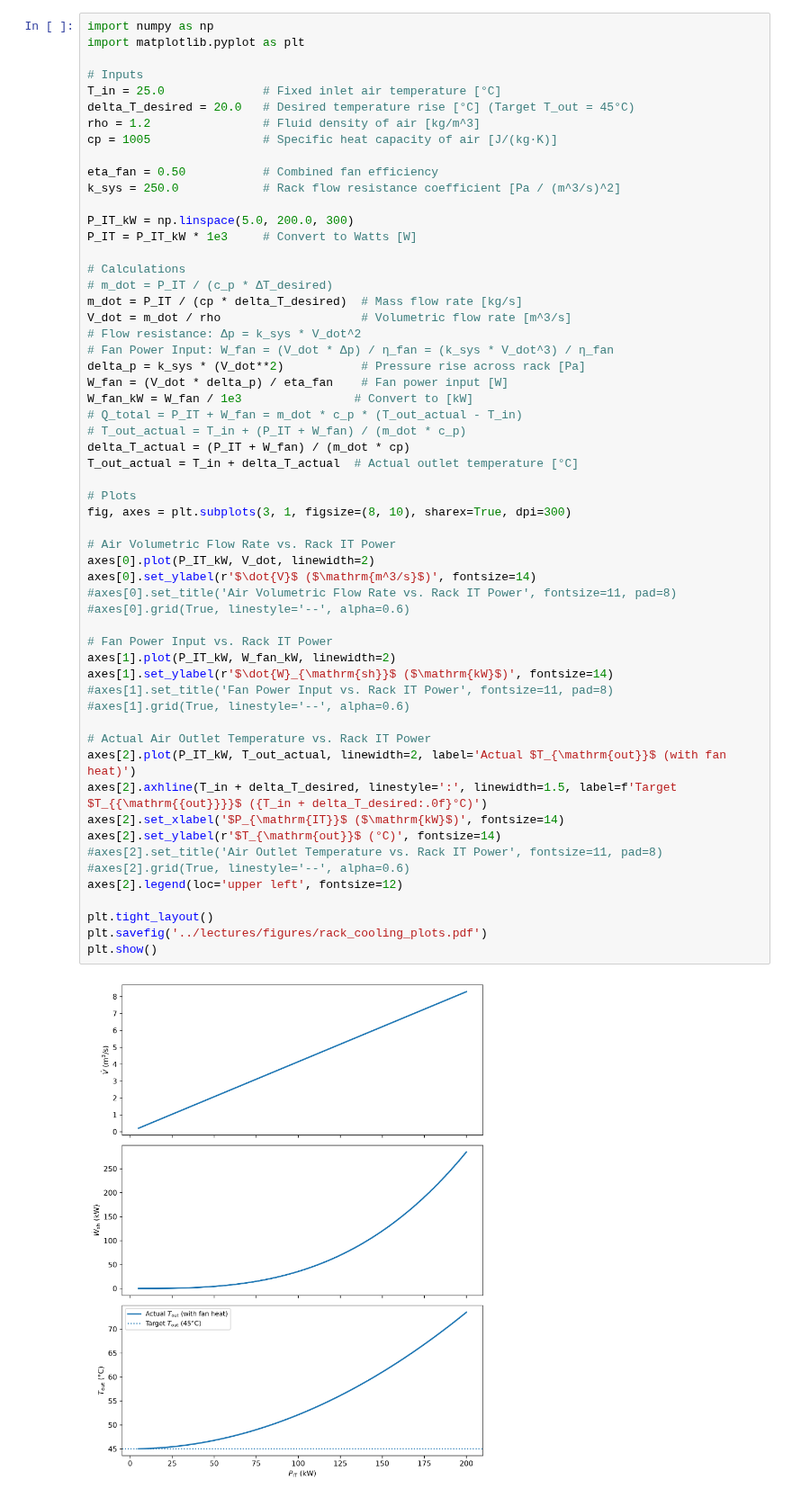
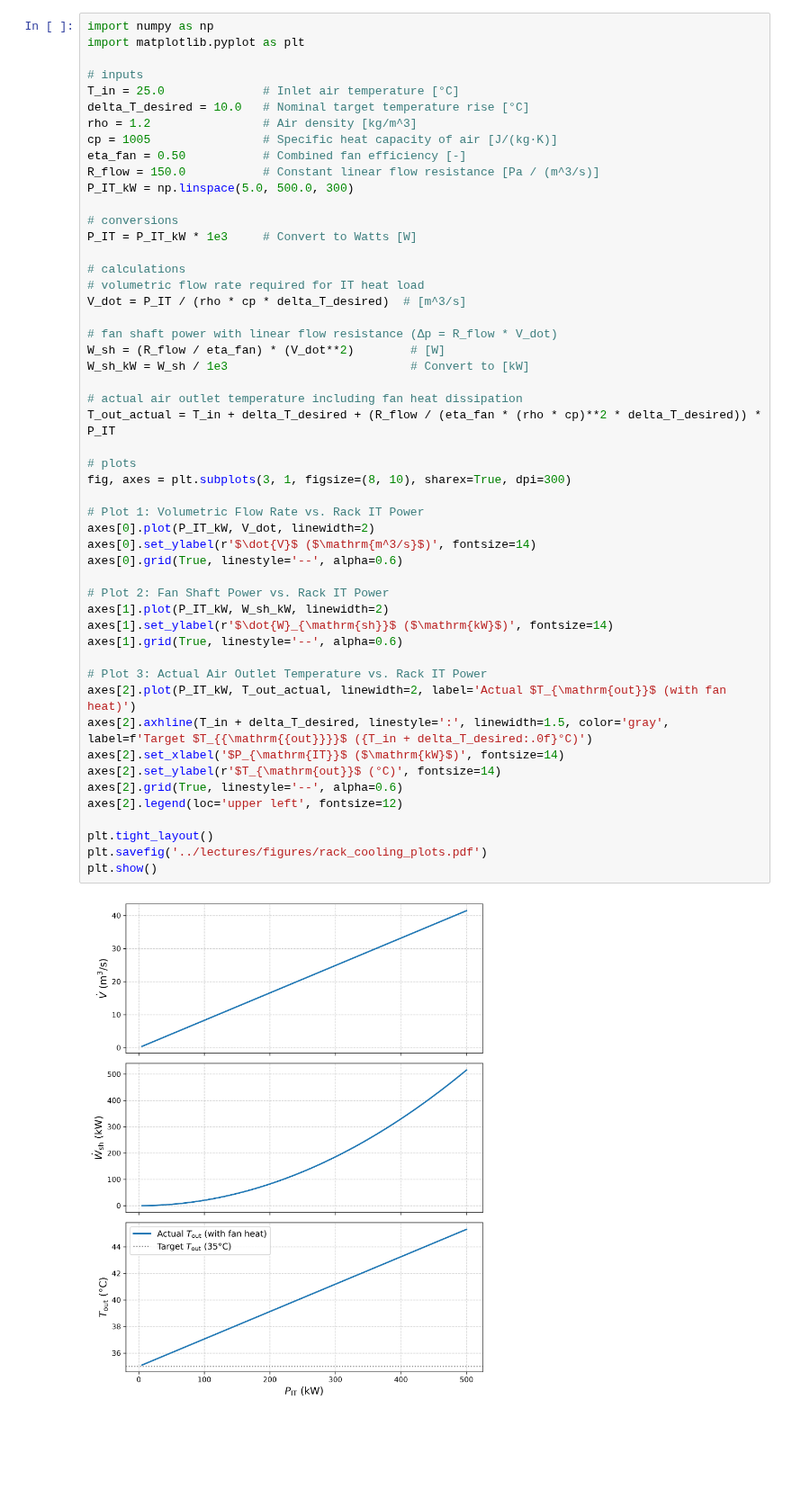
Before and after one commit to mtsn-lab/me137-237a, a Jupyter notebook: examples/fanLaws.ipynb, the cells around one changed output. Shown at 90% size. Cells and saved outputs as stored; diff of their text form; blank space fills up the shorter version.

```diff
--- a/examples/fanLaws.ipynb
+++ b/examples/fanLaws.ipynb
@@ -42,59 +104,53 @@ The shaft power consumption varies cubically with fan rotational speed. To conne
 # %%
 import numpy as np
 import matplotlib.pyplot as plt
 
-# Inputs
-T_in = 25.0              # Fixed inlet air temperature [°C]
-delta_T_desired = 20.0   # Desired temperature rise [°C] (Target T_out = 45°C)
-rho = 1.2                # Fluid density of air [kg/m^3]
+# inputs
+T_in = 25.0              # Inlet air temperature [°C]
+delta_T_desired = 10.0   # Nominal target temperature rise [°C]
+rho = 1.2                # Air density [kg/m^3]
 cp = 1005                # Specific heat capacity of air [J/(kg·K)]
+eta_fan = 0.50           # Combined fan efficiency [-]
+R_flow = 150.0           # Constant linear flow resistance [Pa / (m^3/s)]
+P_IT_kW = np.linspace(5.0, 500.0, 300)
 
-eta_fan = 0.50           # Combined fan efficiency
-k_sys = 250.0            # Rack flow resistance coefficient [Pa / (m^3/s)^2]
-
-P_IT_kW = np.linspace(5.0, 200.0, 300)
+# conversions
 P_IT = P_IT_kW * 1e3     # Convert to Watts [W]
 
-# Calculations
-# m_dot = P_IT / (c_p * ΔT_desired)
-m_dot = P_IT / (cp * delta_T_desired)  # Mass flow rate [kg/s]
-V_dot = m_dot / rho                    # Volumetric flow rate [m^3/s]
-# Flow resistance: Δp = k_sys * V_dot^2
-# Fan Power Input: W_fan = (V_dot * Δp) / η_fan = (k_sys * V_dot^3) / η_fan
-delta_p = k_sys * (V_dot**2)           # Pressure rise across rack [Pa]
-W_fan = (V_dot * delta_p) / eta_fan    # Fan power input [W]
-W_fan_kW = W_fan / 1e3                # Convert to [kW]
-# Q_total = P_IT + W_fan = m_dot * c_p * (T_out_actual - T_in)
-# T_out_actual = T_in + (P_IT + W_fan) / (m_dot * c_p)
-delta_T_actual = (P_IT + W_fan) / (m_dot * cp)
-T_out_actual = T_in + delta_T_actual  # Actual outlet temperature [°C]
+# calculations
+# volumetric flow rate required for IT heat load
+V_dot = P_IT / (rho * cp * delta_T_desired)  # [m^3/s]
 
-# Plots
+# fan shaft power with linear flow resistance (Δp = R_flow * V_dot)
+W_sh = (R_flow / eta_fan) * (V_dot**2)        # [W]
+W_sh_kW = W_sh / 1e3                          # Convert to [kW]
+
+# actual air outlet temperature including fan heat dissipation
+T_out_actual = T_in + delta_T_desired + (R_flow / (eta_fan * (rho * cp)**2 * delta_T_desired)) * P_IT
+
+# plots
 fig, axes = plt.subplots(3, 1, figsize=(8, 10), sharex=True, dpi=300)
 
-# Air Volumetric Flow Rate vs. Rack IT Power
+# Plot 1: Volumetric Flow Rate vs. Rack IT Power
 axes[0].plot(P_IT_kW, V_dot, linewidth=2)
 axes[0].set_ylabel(r'$\dot{V}$ ($\mathrm{m^3/s}$)', fontsize=14)
-#axes[0].set_title('Air Volumetric Flow Rate vs. Rack IT Power', fontsize=11, pad=8)
-#axes[0].grid(True, linestyle='--', alpha=0.6)
+axes[0].grid(True, linestyle='--', alpha=0.6)
 
-# Fan Power Input vs. Rack IT Power
-axes[1].plot(P_IT_kW, W_fan_kW, linewidth=2)
+# Plot 2: Fan Shaft Power vs. Rack IT Power
+axes[1].plot(P_IT_kW, W_sh_kW, linewidth=2)
 axes[1].set_ylabel(r'$\dot{W}_{\mathrm{sh}}$ ($\mathrm{kW}$)', fontsize=14)
-#axes[1].set_title('Fan Power Input vs. Rack IT Power', fontsize=11, pad=8)
-#axes[1].grid(True, linestyle='--', alpha=0.6)
+axes[1].grid(True, linestyle='--', alpha=0.6)
 
-# Actual Air Outlet Temperature vs. Rack IT Power
+# Plot 3: Actual Air Outlet Temperature vs. Rack IT Power
 axes[2].plot(P_IT_kW, T_out_actual, linewidth=2, label='Actual $T_{\mathrm{out}}$ (with fan heat)')
-axes[2].axhline(T_in + delta_T_desired, linestyle=':', linewidth=1.5, label=f'Target $T_{{\mathrm{{out}}}}$ ({T_in + delta_T_desired:.0f}°C)')
+axes[2].axhline(T_in + delta_T_desired, linestyle=':', linewidth=1.5, color='gray', label=f'Target $T_{{\mathrm{{out}}}}$ ({T_in + delta_T_desired:.0f}°C)')
 axes[2].set_xlabel('$P_{\mathrm{IT}}$ ($\mathrm{kW}$)', fontsize=14)
 axes[2].set_ylabel(r'$T_{\mathrm{out}}$ (°C)', fontsize=14)
-#axes[2].set_title('Air Outlet Temperature vs. Rack IT Power', fontsize=11, pad=8)
-#axes[2].grid(True, linestyle='--', alpha=0.6)
+axes[2].grid(True, linestyle='--', alpha=0.6)
 axes[2].legend(loc='upper left', fontsize=12)
 
 plt.tight_layout()
 plt.savefig('../lectures/figures/rack_cooling_plots.pdf')
 plt.show()
 # %% [output]
-[figure, old version]
+[figure, new version]
```
Also changed, not shown: parts of 6 cells of this notebook, 4 other files.
